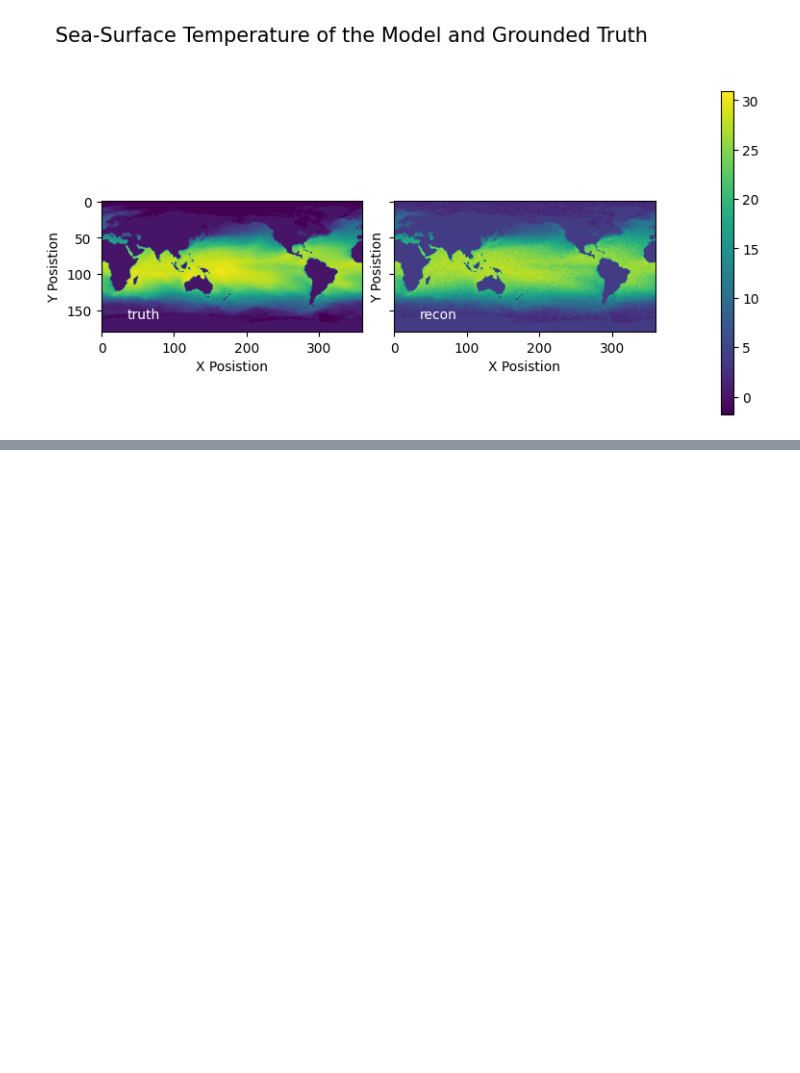
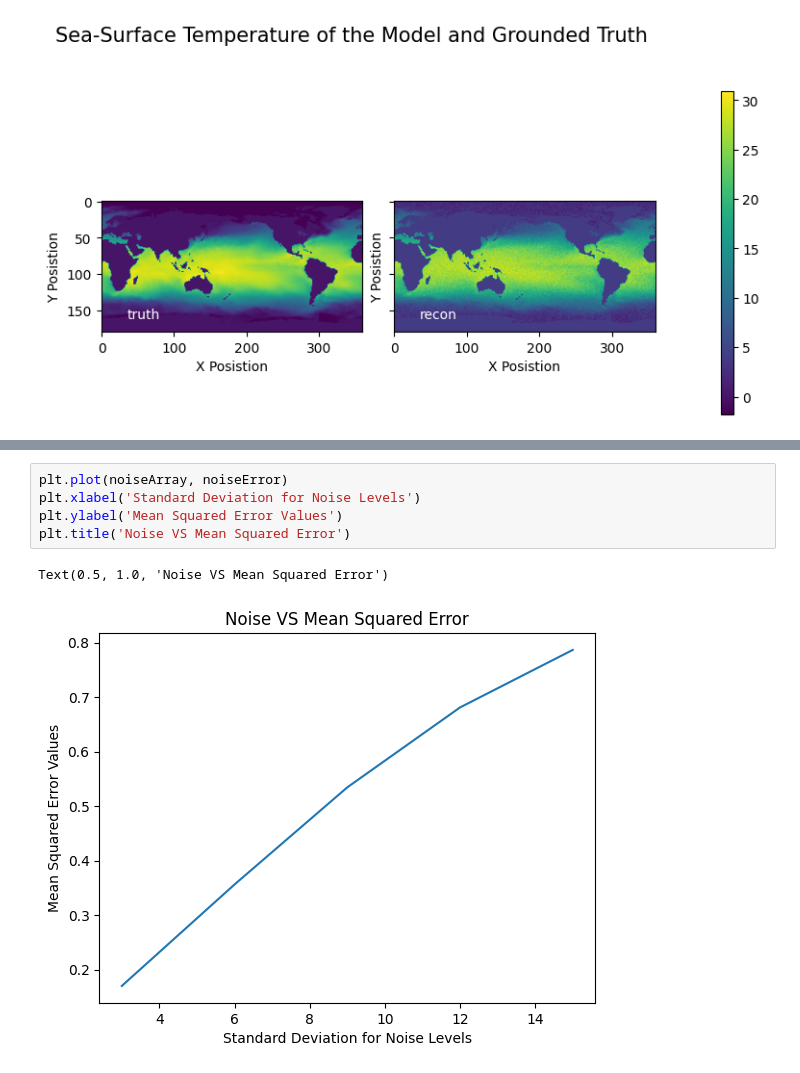
Before and after one commit to SamQLuong/SHRED-Model-Analysis, a Jupyter notebook: Homwork_6.ipynb, the cells around one changed output, grey strips where cells are left out. Cells and saved outputs as stored; diff of their text form; blank space fills up the shorter version.

```diff
--- a/Homwork_6.ipynb
+++ b/Homwork_6.ipynb
@@ -109,0 +298,8 @@ fig.colorbar(images[0], cax=cax)
+# %%
+plt.plot(noiseArray, noiseError)
+plt.xlabel('Standard Deviation for Noise Levels')
+plt.ylabel('Mean Squared Error Values')
+plt.title('Noise VS Mean Squared Error')
+# %% [output]
+Text(0.5, 1.0, 'Noise VS Mean Squared Error')
+[figure, added]
```
Also changed, not shown: parts of 6 cells of this notebook.
